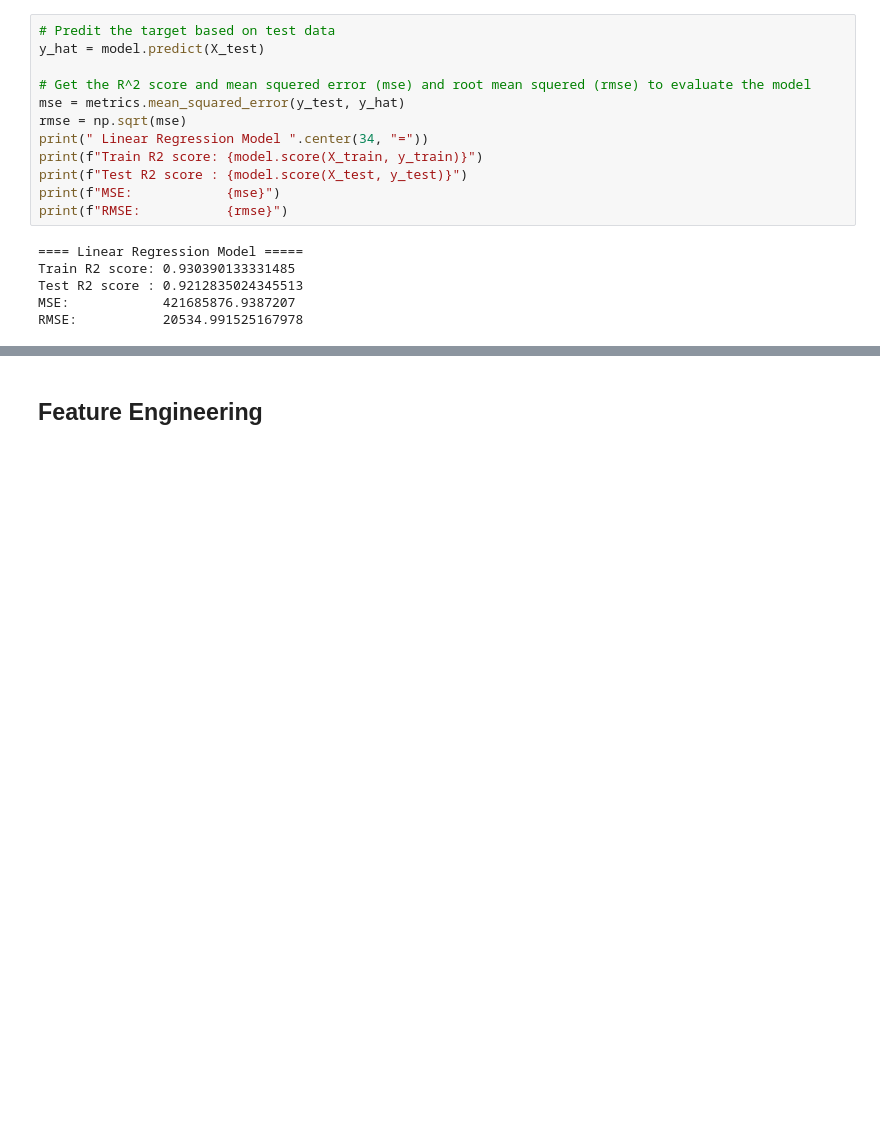
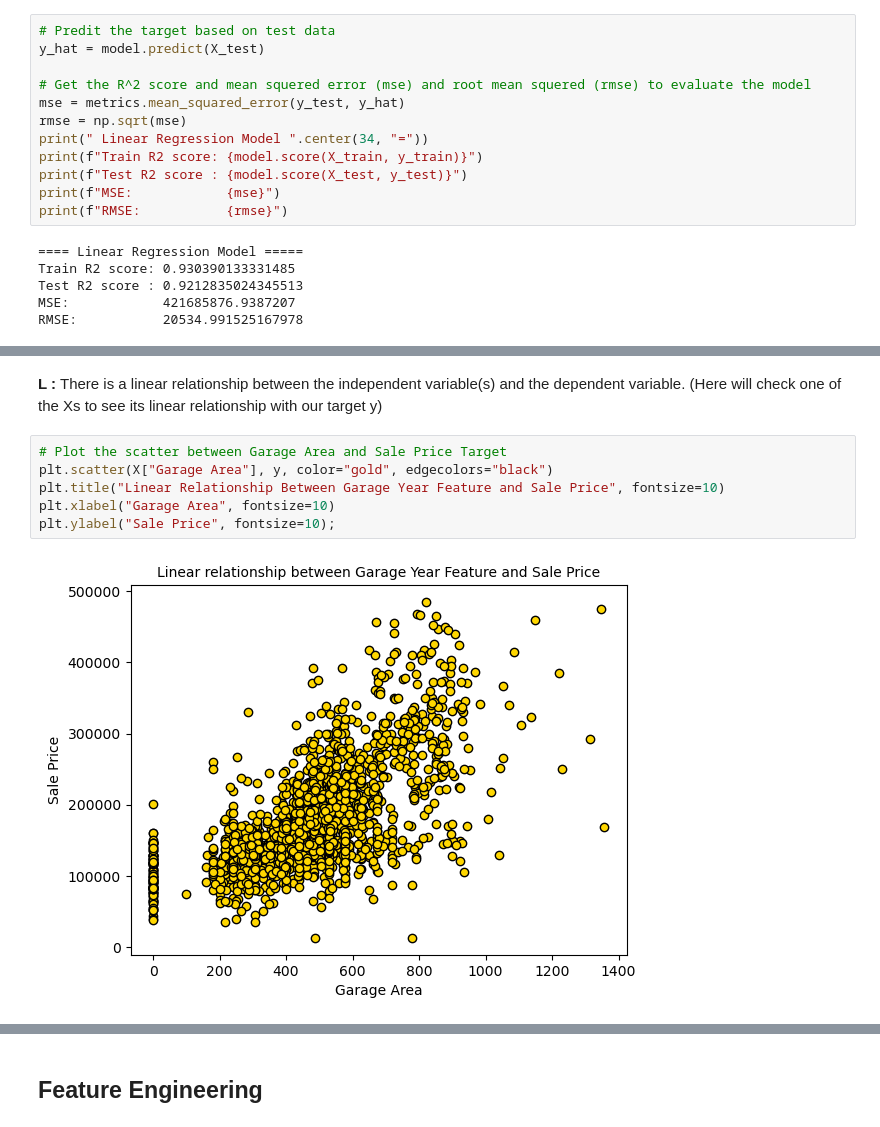
Before and after one commit to farhadfarahanii/Evaluating_House_Prices_In_Ames_Iowa, a Jupyter notebook: code/02_Feature_Engineering_and_Modeling.ipynb, the cells around one changed output, grey strips where cells are left out. Cells and saved outputs as stored; diff of their text form; blank space fills up the shorter version.

```diff
--- a/code/02_Feature_Engineering_and_Modeling.ipynb
+++ b/code/02_Feature_Engineering_and_Modeling.ipynb
@@ -235,0 +240,10 @@ RMSE:           20534.991525167978
+# %% [markdown]
+**L :** There is a linear relationship between the independent variable(s) and the dependent variable. (Here will check one of the Xs to see its linear relationship with our target y)
+# %%
+# Plot the scatter between Garage Area and Sale Price Target
+plt.scatter(X["Garage Area"], y, color="gold", edgecolors="black")
+plt.title("Linear Relationship Between Garage Year Feature and Sale Price", fontsize=10)
+plt.xlabel("Garage Area", fontsize=10)
+plt.ylabel("Sale Price", fontsize=10);
+# %% [output]
+[figure, added]
```
Also changed, not shown: parts of 9 cells of this notebook.
